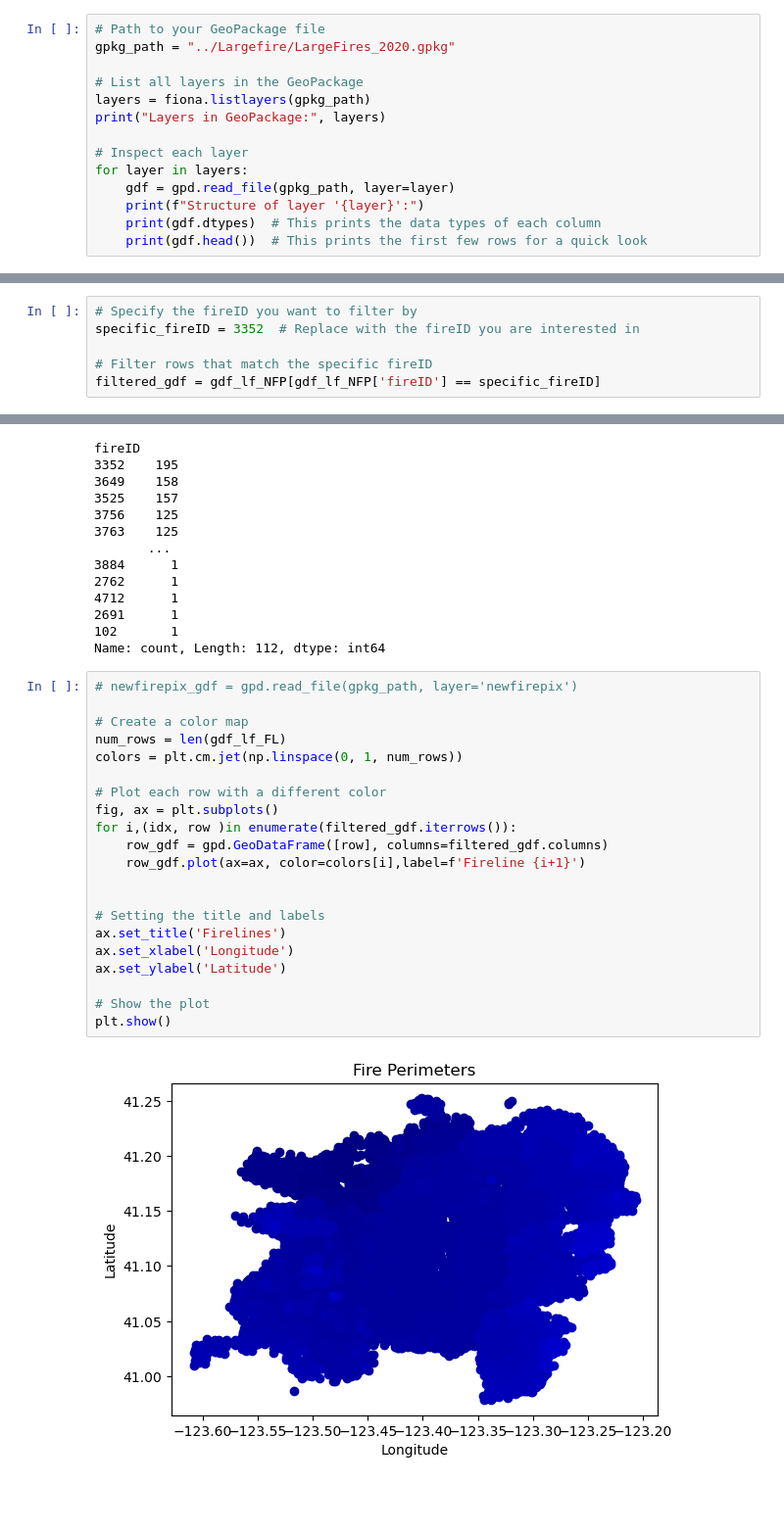
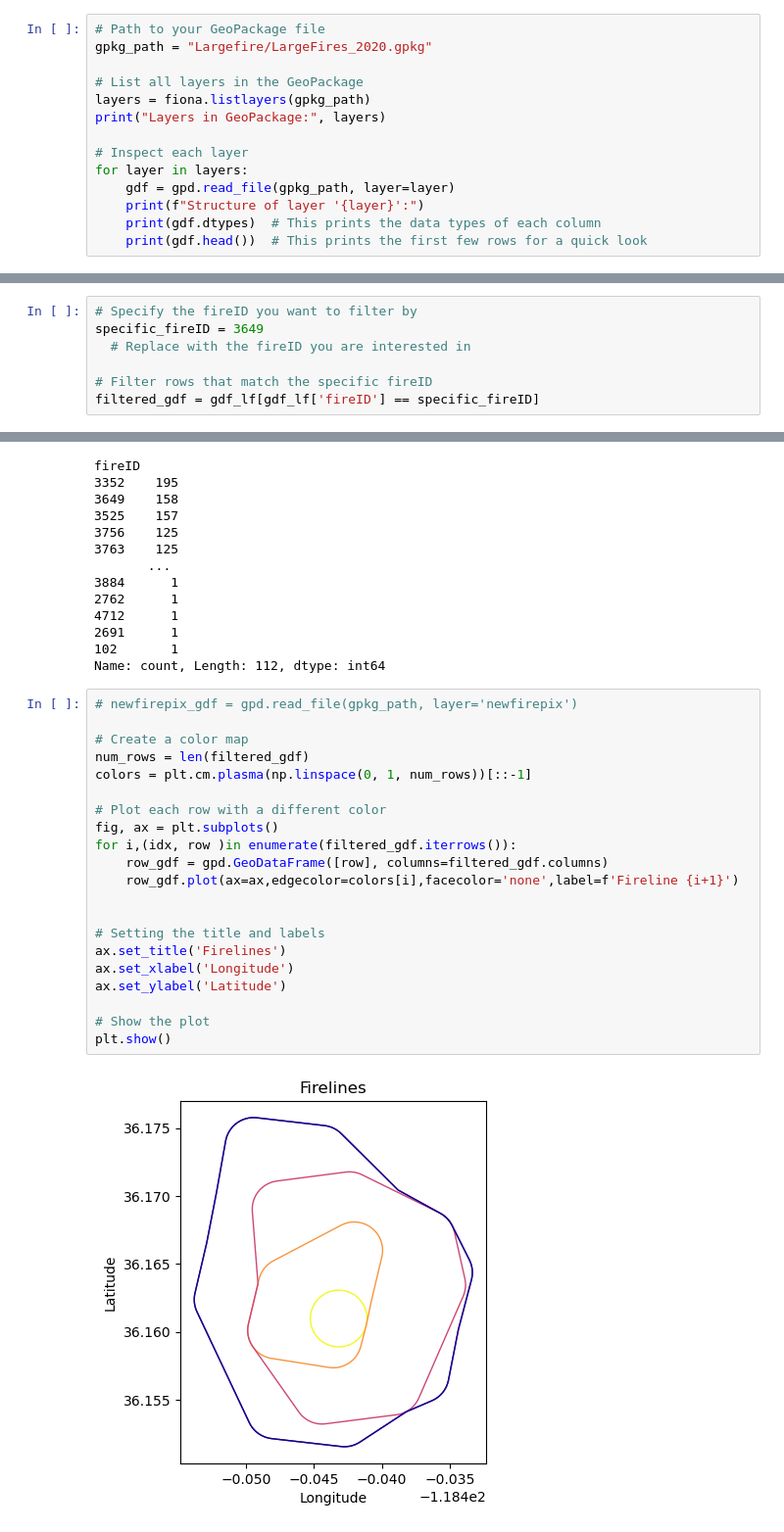
Before and after one commit to Jared-Mac/firegen, a Jupyter notebook: explore_dataset.ipynb, the cells around one changed output, grey strips where cells are left out. Shown at 98% size. Saved outputs shown, nothing was run; the diff lists cells and outputs as text; blank space fills up the shorter version.

Commit message:
plotting fix

```diff
--- a/explore_dataset.ipynb
+++ b/explore_dataset.ipynb
@@ -13,7 +15,7 @@ def read_gpkg(fnm,layer='perimeter'):
     return gdf
 # %%
 # Path to your GeoPackage file
-gpkg_path = "../Largefire/LargeFires_2020.gpkg"
+gpkg_path = "Largefire/LargeFires_2020.gpkg"
 
 # List all layers in the GeoPackage
 layers = fiona.listlayers(gpkg_path)
@@ -49,10 +51,11 @@ gdf_lf_FL = read_gpkg(gpkg_path,layer='fireline')
 gdf_lf_NFP = read_gpkg(gpkg_path,layer='newfirepix')
 # %%
 # Specify the fireID you want to filter by
-specific_fireID = 3352  # Replace with the fireID you are interested in
+specific_fireID = 3649
+  # Replace with the fireID you are interested in
 
 # Filter rows that match the specific fireID
-filtered_gdf = gdf_lf_NFP[gdf_lf_NFP['fireID'] == specific_fireID]
+filtered_gdf = gdf_lf[gdf_lf['fireID'] == specific_fireID]
 # %%
 fireID_counts = gdf_lf['fireID'].value_counts()
 print(fireID_counts)
@@ -73,23 +76,23 @@ Name: count, Length: 112, dtype: int64
 # %%
 # newfirepix_gdf = gpd.read_file(gpkg_path, layer='newfirepix')
 
 # Create a color map
-num_rows = len(gdf_lf_FL)
-colors = plt.cm.jet(np.linspace(0, 1, num_rows))
+num_rows = len(filtered_gdf)
+colors = plt.cm.plasma(np.linspace(0, 1, num_rows))[::-1]
 
 # Plot each row with a different color
 fig, ax = plt.subplots()
 for i,(idx, row )in enumerate(filtered_gdf.iterrows()):
     row_gdf = gpd.GeoDataFrame([row], columns=filtered_gdf.columns)
-    row_gdf.plot(ax=ax, color=colors[i],label=f'Fireline {i+1}')
+    row_gdf.plot(ax=ax,edgecolor=colors[i],facecolor='none',label=f'Fireline {i+1}')
 
 
 # Setting the title and labels
 ax.set_title('Firelines')
 ax.set_xlabel('Longitude')
 ax.set_ylabel('Latitude')
 
 # Show the plot
 plt.show()
 # %% [output]
-[figure, old version]
+[figure, new version]
```
Also changed, not shown: parts of 2 cells of this notebook.
